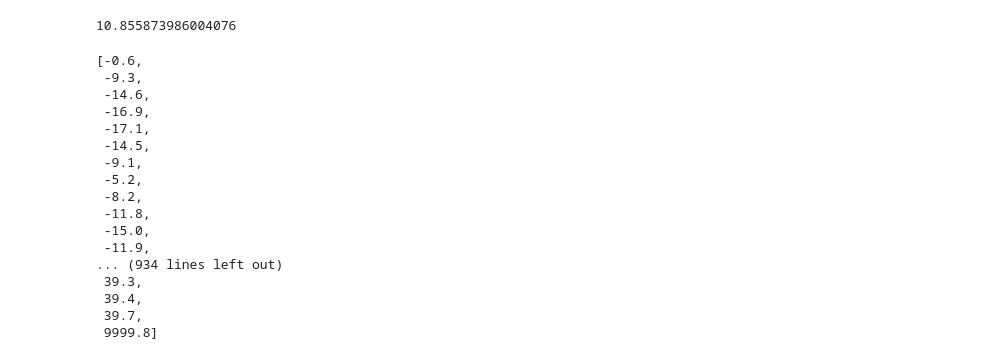
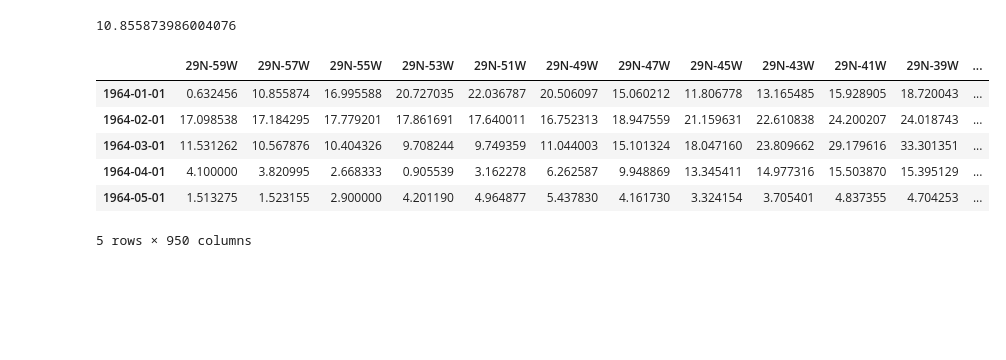
Before and after one commit to tiagotele/experimentos_oceanografia, a Jupyter notebook: PSW.ipynb, the cells around one changed output. Cells and saved outputs as stored; diff of their text form; code cells hidden in the pictures; blank space fills up the shorter version.

Commit message:
Loading data in correct way

```diff
--- a/PSW.ipynb
+++ b/PSW.ipynb
@@ -279,7 +279,10 @@ array_dados_brutos_y = merge_dados_do_diretorio("funceme_db/pseudo_tensao_y_dado
 pws = []
 for month_index in range(len(array_dados_brutos_x)):
     scalar_product_list = []
-    for value_index in range(len(month)):
+    for value_index in range(len(array_dados_brutos_x[month_index])):
         scalar_product = math.sqrt(pow(array_dados_brutos_x[month_index][value_index],2) + pow(array_dados_brutos_y[month_index][value_index],2))
-        scalar_product_list.append(scalar_product)
+        if scalar_product == 14141.852781018475:
+            scalar_product_list.append(np.nan)
+        else:
+            scalar_product_list.append(scalar_product)
     pws.append(scalar_product_list)
@@ -293,23 +294,14 @@ pws[0][0]
 pws[0][1]
 # %% [output]
 10.855873986004076
-# %%
-array_dados_brutos_y[0]
-# %% [output]
-[-0.6,
- -9.3,
- -14.6,
- -16.9,
- -17.1,
- -14.5,
- -9.1,
- -5.2,
- -8.2,
- -11.8,
- -15.0,
- -11.9,
-... (934 lines left out)
- 39.3,
- 39.4,
- 39.7,
- 9999.8]
+# %%
+dados_brutos_df = inicia_funceme_data_frame(pws)
+dados_brutos_df.head()
+# %% [output]
+|  | 29N-59W | 29N-57W | 29N-55W | 29N-53W | 29N-51W | 29N-49W | 29N-47W | 29N-45W | 29N-43W | 29N-41W | 29N-39W | ... |
+| 1964-01-01 | 0.632456 | 10.855874 | 16.995588 | 20.727035 | 22.036787 | 20.506097 | 15.060212 | 11.806778 | 13.165485 | 15.928905 | 18.720043 | ... |
+| 1964-02-01 | 17.098538 | 17.184295 | 17.779201 | 17.861691 | 17.640011 | 16.752313 | 18.947559 | 21.159631 | 22.610838 | 24.200207 | 24.018743 | ... |
+| 1964-03-01 | 11.531262 | 10.567876 | 10.404326 | 9.708244 | 9.749359 | 11.044003 | 15.101324 | 18.047160 | 23.809662 | 29.179616 | 33.301351 | ... |
+| 1964-04-01 | 4.100000 | 3.820995 | 2.668333 | 0.905539 | 3.162278 | 6.262587 | 9.948869 | 13.345411 | 14.977316 | 15.503870 | 15.395129 | ... |
+| 1964-05-01 | 1.513275 | 1.523155 | 2.900000 | 4.201190 | 4.964877 | 5.437830 | 4.161730 | 3.324154 | 3.705401 | 4.837355 | 4.704253 | ... |
+5 rows × 950 columns
```
Also changed, not shown: parts of 5 cells of this notebook.
